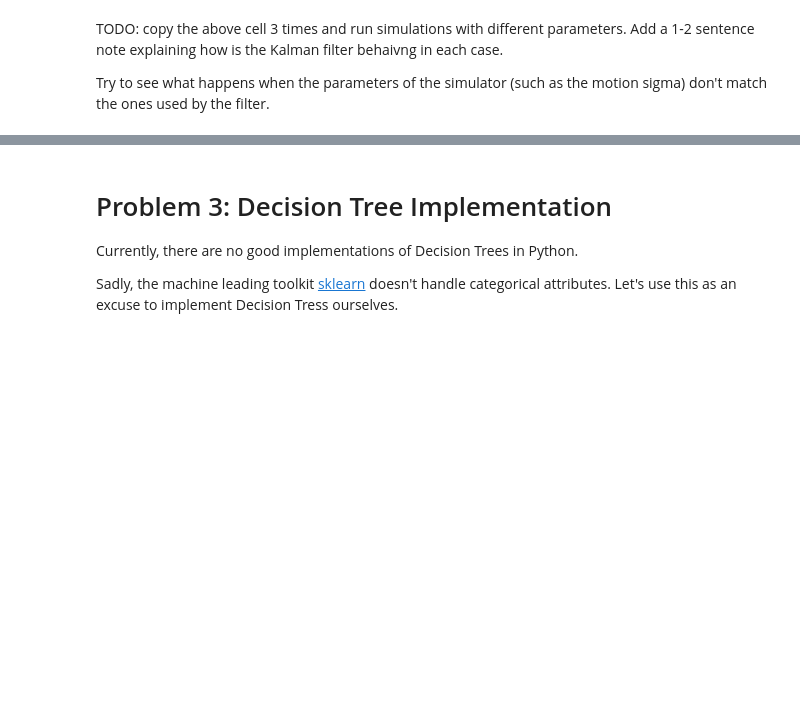
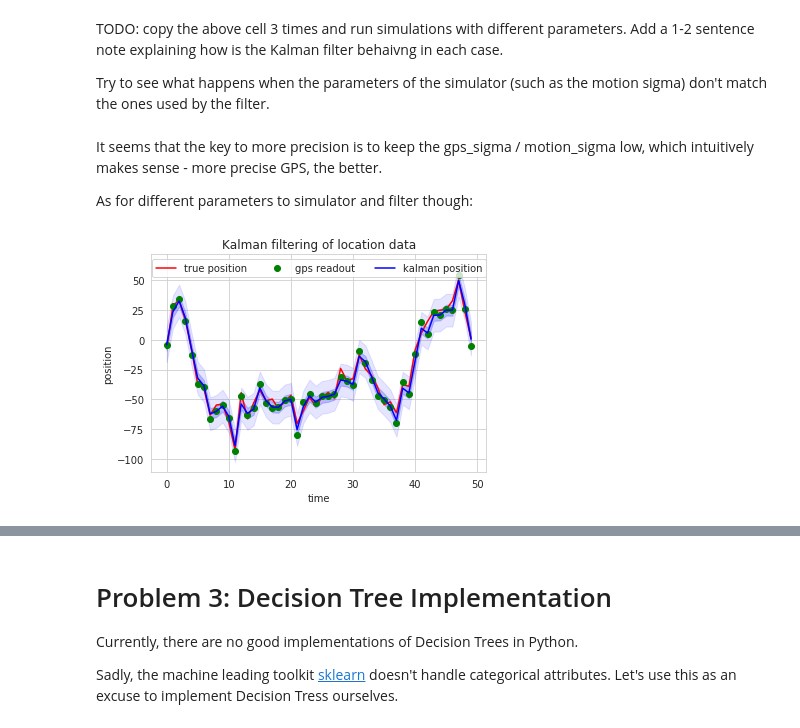
Before and after one commit to Asgavar/studia, a Jupyter notebook: semestr_5_zima_2019_20/ml/Assignment2.ipynb, the cells around one changed output, grey strips where cells are left out. Cells and saved outputs as stored; diff of their text form; code cells hidden in the pictures; blank space fills up the shorter version.

```diff
--- a/semestr_5_zima_2019_20/ml/Assignment2.ipynb
+++ b/semestr_5_zima_2019_20/ml/Assignment2.ipynb
@@ -436,3 +494,32 @@ None
 TODO: copy the above cell 3 times and run simulations with different parameters. Add a 1-2 sentence note explaining how is the Kalman filter behaivng in each case.
 
 Try to see what happens when the parameters of the simulator (such as the motion sigma) don't match the ones used by the filter.
+# %% [markdown]
+It seems that the key to more precision is to keep the gps_sigma / motion_sigma low, which intuitively makes sense - more precise GPS, the better.
+
+As for different parameters to simulator and filter though:
+# %%
+#@title Kalman Simulationb
+initial_sigma = 10 #@param
+motion_sigma = 20 #@param
+gps_sigma = 5 #@param
+n_steps = 50 #@param
+
+loc_df = simulate(initial_sigma, motion_sigma, gps_sigma, n_steps)
+predictions_df = kalman_predict(loc_df, initial_sigma, motion_sigma*500, gps_sigma)
+plt.plot(loc_df.x, 'r', label='true position')
+plt.plot(loc_df.gps, 'go', label='gps readout')
+plt.plot(predictions_df.mu, 'b', label='kalman position')
+plt.fill_between(range(len(predictions_df)),
+                 predictions_df.mu + predictions_df.sigma,
+                 predictions_df.mu - predictions_df.sigma, color='b', alpha=0.2)
+plt.fill_between(range(len(predictions_df)),
+                 predictions_df.mu + 3 * predictions_df.sigma,
+                 predictions_df.mu - 3 * predictions_df.sigma, color='b', alpha=0.1)
+plt.legend(loc='upper center', ncol=3, bbox_to_anchor=(0.5, 1.0), frameon=True)
+plt.xlabel('time')
+plt.ylabel('position')
+plt.title('Kalman filtering of location data')
+None
+# %% [output]
+[figure, added]
```
Also changed, not shown: parts of 7 cells of this notebook.
